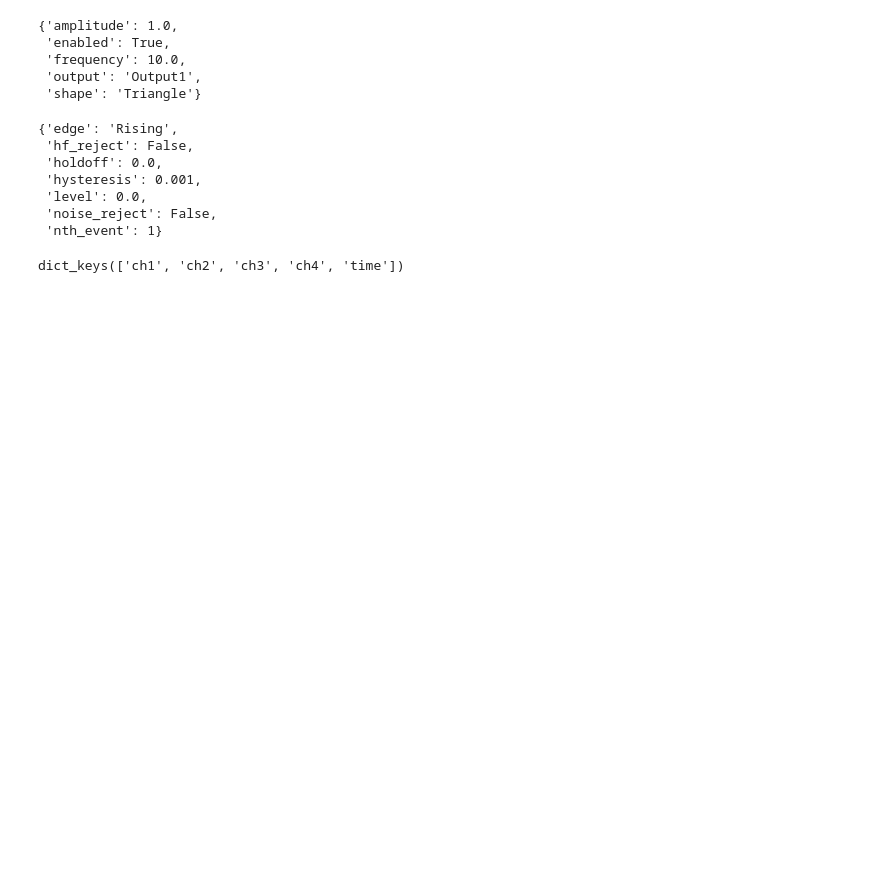
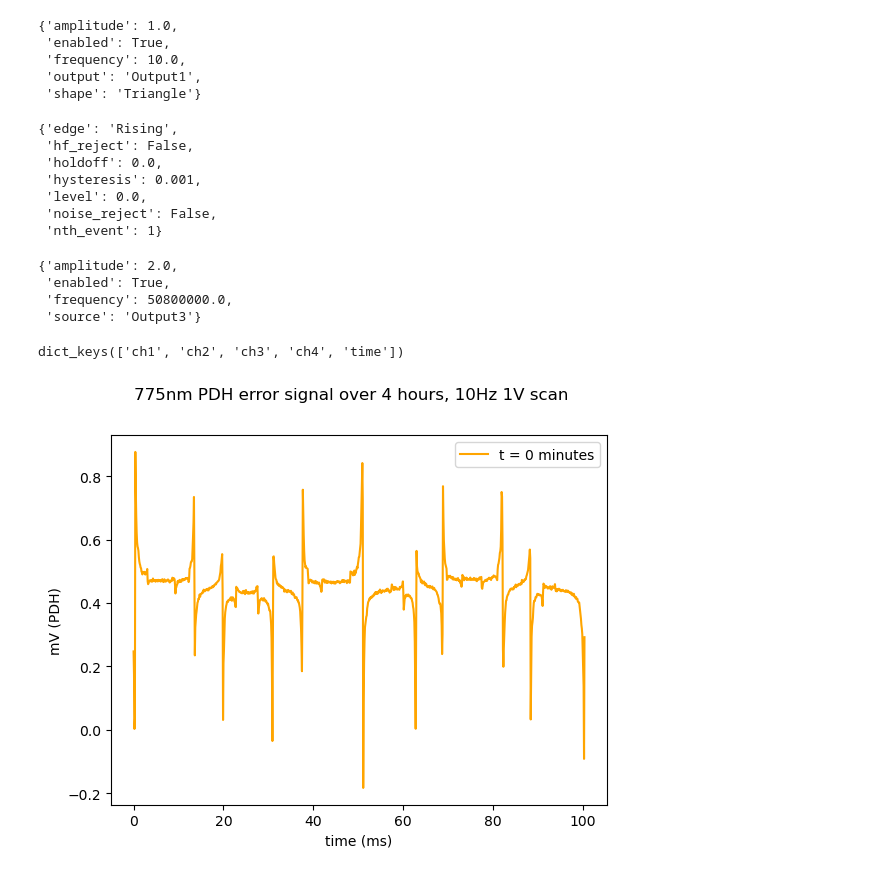
Before and after one commit to jeffwack111/lab-utils, a Jupyter notebook: MOKU_scripts/laser_lock_box.ipynb, the cells around one changed output. Cells and saved outputs as stored; diff of their text form; code cells hidden in the pictures; blank space fills up the shorter version.

```diff
--- a/MOKU_scripts/laser_lock_box.ipynb
+++ b/MOKU_scripts/laser_lock_box.ipynb
@@ -63,6 +55,14 @@ LLB.set_trigger(type="Edge", source="Scan", level=0)
  'level': 0.0,
  'noise_reject': False,
  'nth_event': 1}
+# %%
+LLB.set_demodulation(mode="Modulation",frequency=50.8e6,phase=20)
+LLB.set_aux_oscillator(enable = True,frequency=50.8e6,amplitude=2,output = "Output3")
+# %% [output]
+{'amplitude': 2.0,
+ 'enabled': True,
+ 'frequency': 50800000.0,
+ 'source': 'Output3'}
 # %%
 LLB.set_timebase(0.0,0.1)
 LLB.set_output_offset(1, offset=0.0)
@@ -72,0 +87,32 @@ dict_keys(['ch1', 'ch2', 'ch3', 'ch4', 'time'])
+# %%
+fig, ax1 = plt.subplots()
+ax1.set_xlabel('time (ms)')
+ax1.set_ylabel('mV (PDH)')
+#ax2 = ax1.twinx()
+#ax2.set_ylabel('mV (trans)')
+fig.suptitle("775nm PDH error signal over 4 hours, 10Hz 1V scan")
+
+data = alldata[0]
+t = np.array(data['time'])*1e3
+err = np.array(data['ch1'])*1e3
+trans = np.array(data['ch2'])*1e3
+
+pdherr = ax1.plot(t,err, color = "orange")[0]
+ax1.legend([f"t = 0 minutes"],loc = "upper right")
+#transsig = ax2.plot(t,trans, color = "blue")[0]
+
+def update(frame):
+    data = alldata[frame]
+    t = np.array(data['time'])*1e3
+    err = np.array(data['ch1'])*1e3
+    #trans = np.array(data['ch2'])*1e3
+    pdherr.set_xdata(t)
+    pdherr.set_ydata(err)
+    #transsig.set_xdata(t)
+    #transsig.set_ydata(trans)
+    ax1.set_ylim([min(err),max(err)])
+    ax1.legend([f"t = {frame} minutes"],loc = "upper right")
+    if frame == 239:
+        ax1.text(50,0,"RESET")
+# %% [output]
+[figure, added]
```
Also changed, not shown: parts of 12 cells of this notebook, 10 other files.
